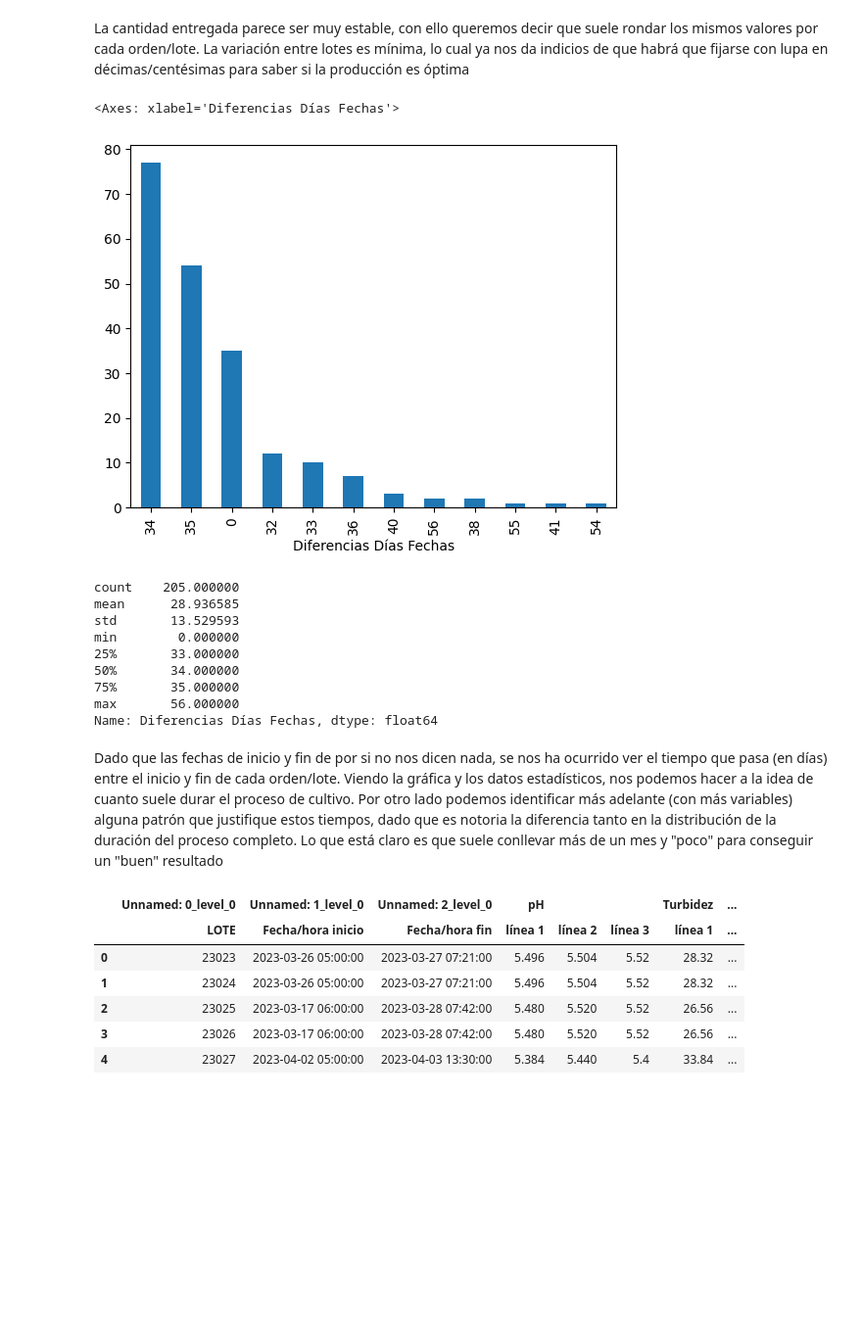
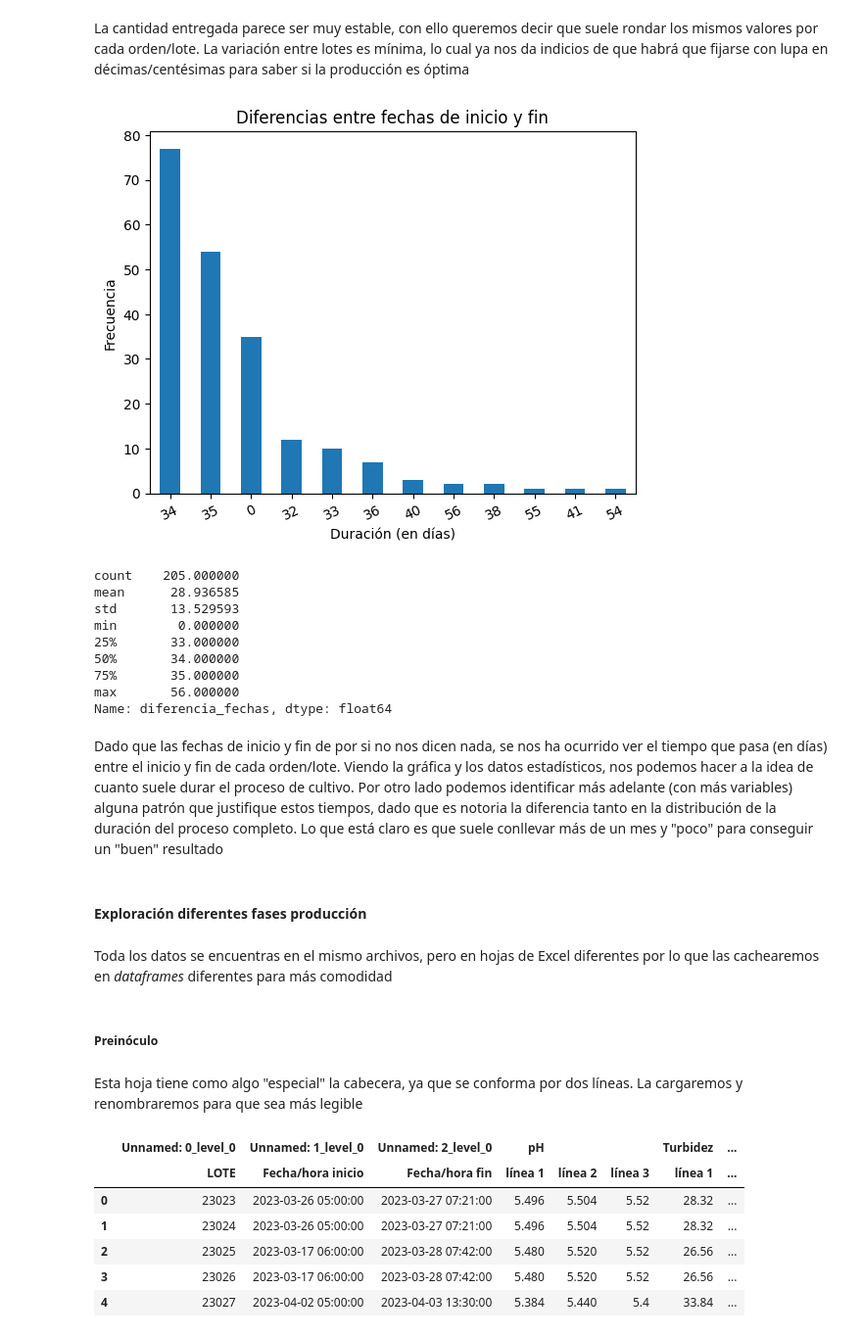
Before and after one commit to nikodyulger/datathon-los-forajidos, a Jupyter notebook: exploracion.ipynb, the cells around one changed output. Shown at 98% size. Cells and saved outputs as stored; diff of their text form; code cells hidden in the pictures; blank space fills up the shorter version.

```diff
--- a/exploracion.ipynb
+++ b/exploracion.ipynb
@@ -75,13 +76,19 @@ Name: Cantidad entregada, dtype: float64
 # %% [markdown]
 La cantidad entregada parece ser muy estable, con ello queremos decir que suele rondar los mismos valores por cada orden/lote. La variación entre lotes es mínima, lo cual ya nos da indicios de que habrá que fijarse con lupa en décimas/centésimas para saber si la producción es óptima
 # %%
-df_info_general['Diferencias Días Fechas'] = (df_info_general['Fecha de fin real'] - df_info_general['Fecha de inicio real']).dt.days
-df_info_general['Diferencias Días Fechas'].value_counts().plot(kind="bar")
+df_info_general['diferencia_fechas'] = (df_info_general['Fecha de fin real'] - df_info_general['Fecha de inicio real']).dt.days
+
+df_info_general['diferencia_fechas'].value_counts().plot(kind="bar")
+
+plt.title("Diferencias entre fechas de inicio y fin")
+plt.xlabel("Duración (en días)")
+plt.ylabel("Frecuencia")
+plt.xticks(rotation = 25)
+plt.show()
 # %% [output]
-<Axes: xlabel='Diferencias Días Fechas'>
-[figure, old version]
+[figure, new version]
 # %%
-df_info_general['Diferencias Días Fechas'].describe()
+df_info_general['diferencia_fechas'].describe()
 # %% [output]
 count    205.000000
 mean      28.936585
@@ -91,9 +98,17 @@ min        0.000000
 50%       34.000000
 75%       35.000000
 max       56.000000
-Name: Diferencias Días Fechas, dtype: float64
+Name: diferencia_fechas, dtype: float64
 # %% [markdown]
 Dado que las fechas de inicio y fin de por si no nos dicen nada, se nos ha ocurrido ver el tiempo que pasa (en días) entre el inicio y fin de cada orden/lote. Viendo la gráfica y los datos estadísticos, nos podemos hacer a la idea de cuanto suele durar el proceso de cultivo. Por otro lado podemos identificar más adelante (con más variables) alguna patrón que justifique estos tiempos, dado que es notoria la diferencia tanto en la distribución de la duración del proceso completo. Lo que está claro es que suele conllevar más de un mes y "poco" para conseguir un "buen" resultado
+# %% [markdown]
+#### Exploración diferentes fases producción
+# %% [markdown]
+Toda los datos se encuentras en el mismo archivos, pero en hojas de Excel diferentes por lo que las cachearemos en *dataframes* diferentes para más comodidad
+# %% [markdown]
+#####  Preinóculo
+# %% [markdown]
+Esta hoja tiene como algo "especial" la cabecera, ya que se conforma por dos líneas. La cargaremos y renombraremos para que sea más legible
 # %%
 df_preinoculo = pd.read_excel('raw_data/Fases producción.xlsx', sheet_name='Preinóculo', header=[0, 1], engine='openpyxl')
 df_preinoculo.head(5)
```
Also changed, not shown: parts of 28 cells of this notebook.
